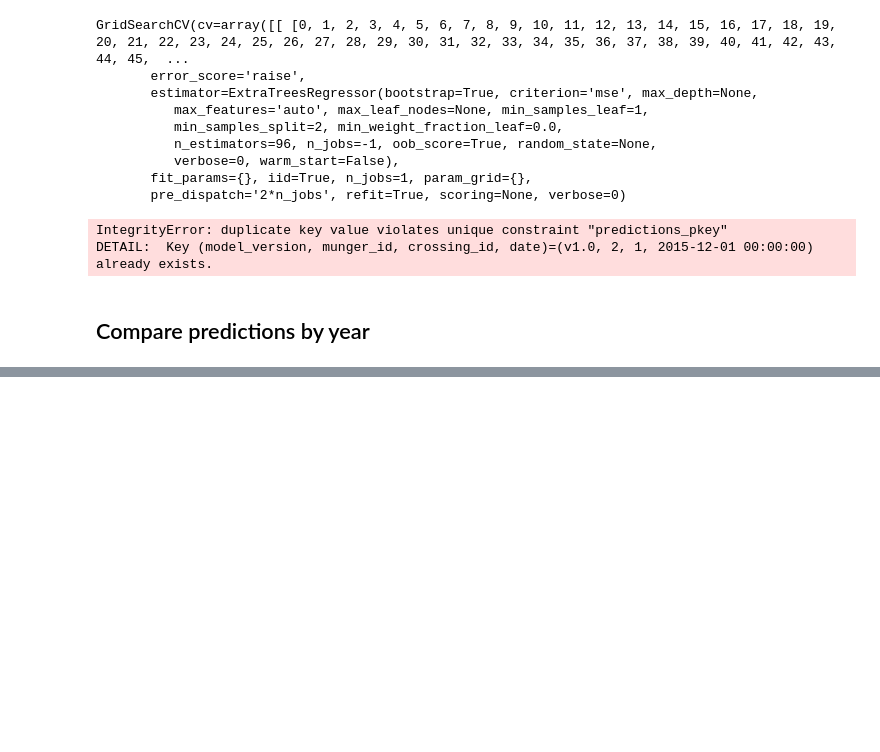
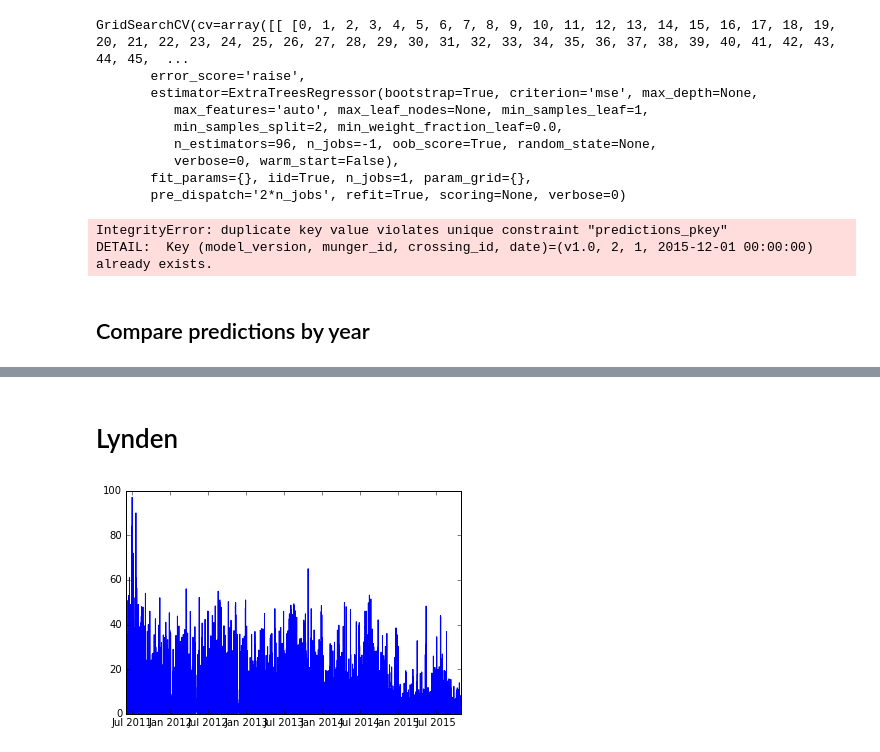
Before and after one commit to jngseattle/BorderCrossing, a Jupyter notebook: code/Model-v1.0-Southbound.ipynb, the cells around one changed output, grey strips where cells are left out. Saved outputs shown, nothing was run; the diff lists cells and outputs as text; code cells hidden in the pictures; blank space fills up the shorter version.

```diff
--- a/code/Model-v1.0-Southbound.ipynb
+++ b/code/Model-v1.0-Southbound.ipynb
@@ -105,0 +235,7 @@ Ensemble :  0.192092858751
+# %% [markdown]
+# Lynden
+# %%
+df = select_mungedata(2, 16, '2011-6-1')
+plt.plot(df.set_index('date').waittime);
+# %% [output]
+[figure, added]
```
Also changed, not shown: parts of 19 cells of this notebook, 1 other file.
